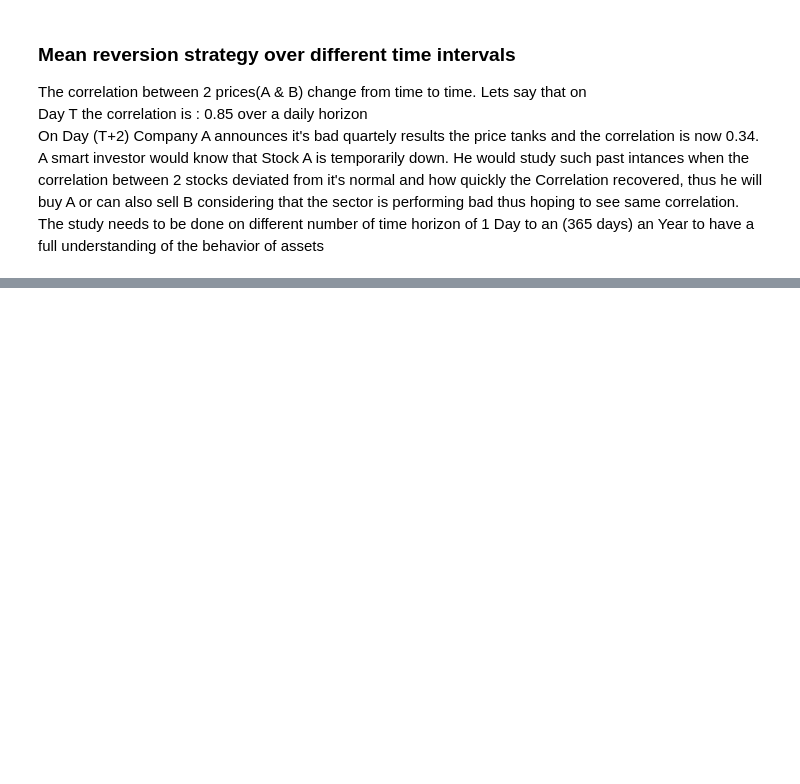
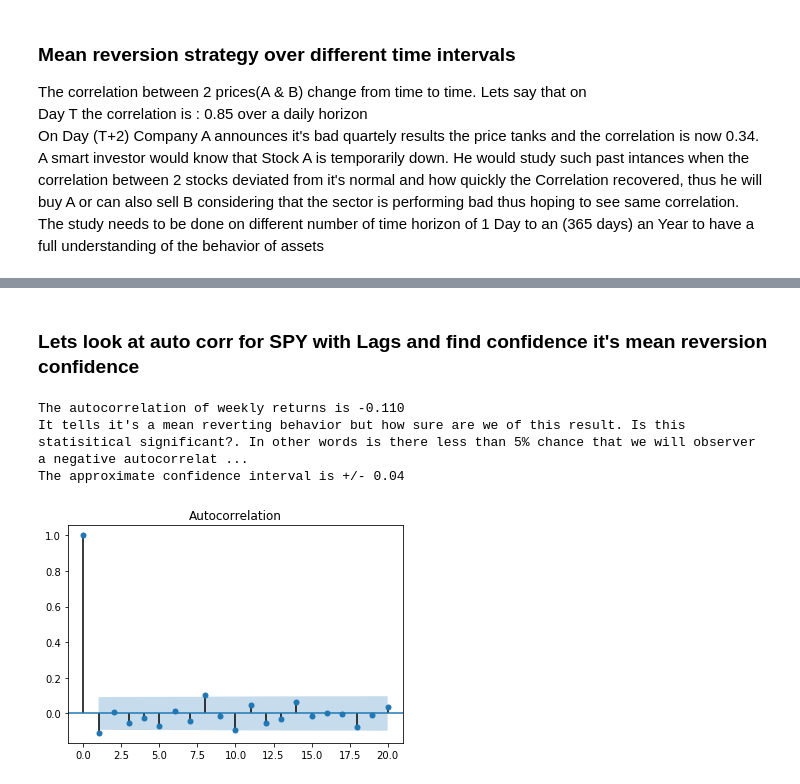
Before and after one commit to KshitizSharmaV/DataScience_In_Investment_Banking, a Jupyter notebook: Time Series Analysis.ipynb, the cells around one changed output, grey strips where cells are left out. Drawn from its saved outputs; the diff is of its cells as text; code cells hidden in the pictures; blank space fills up the shorter version.

```diff
--- a/Time Series Analysis.ipynb
+++ b/Time Series Analysis.ipynb
@@ -103,0 +187,23 @@ Let's analyze TSLA behavior, I believe that it will be -ve auto correlation, let
+# %% [markdown]
+### Lets look at auto corr for SPY with Lags and find confidence it's mean reversion confidence
+# %%
+temp=spy.resample(rule='W').last()
+returns=temp.pct_change()
+res=returns['Close'].autocorr()
+print("The autocorrelation of weekly returns is %4.3f" %res)
+
+print("It tells it's a mean reverting behavior but how sure are we of this result. Is this statisitical significant?. In other words is there less than 5% chance that we will observer a negative autocorrelation if true autocorrelation was really 0. Are there any other autocorrelation at other lags that are significantly different from 0.")
+
+nobs=len(spy)
+conf=1.96/np.sqrt(nobs)
+print("The approximate confidence interval is +/- %4.2f" %(conf))
+
+
+# Plot the autocorrelation function with 95% confidence intervals and 20 lags using plot_acf
+plot_acf(returns['Close'].dropna(), alpha=0.05,lags=20)
+plt.show()
+# %% [output]
+The autocorrelation of weekly returns is -0.110
+It tells it's a mean reverting behavior but how sure are we of this result. Is this statisitical significant?. In other words is there less than 5% chance that we will observer a negative autocorrelat ...
+The approximate confidence interval is +/- 0.04
+[figure, added]
```
Also changed, not shown: parts of 10 cells of this notebook.
